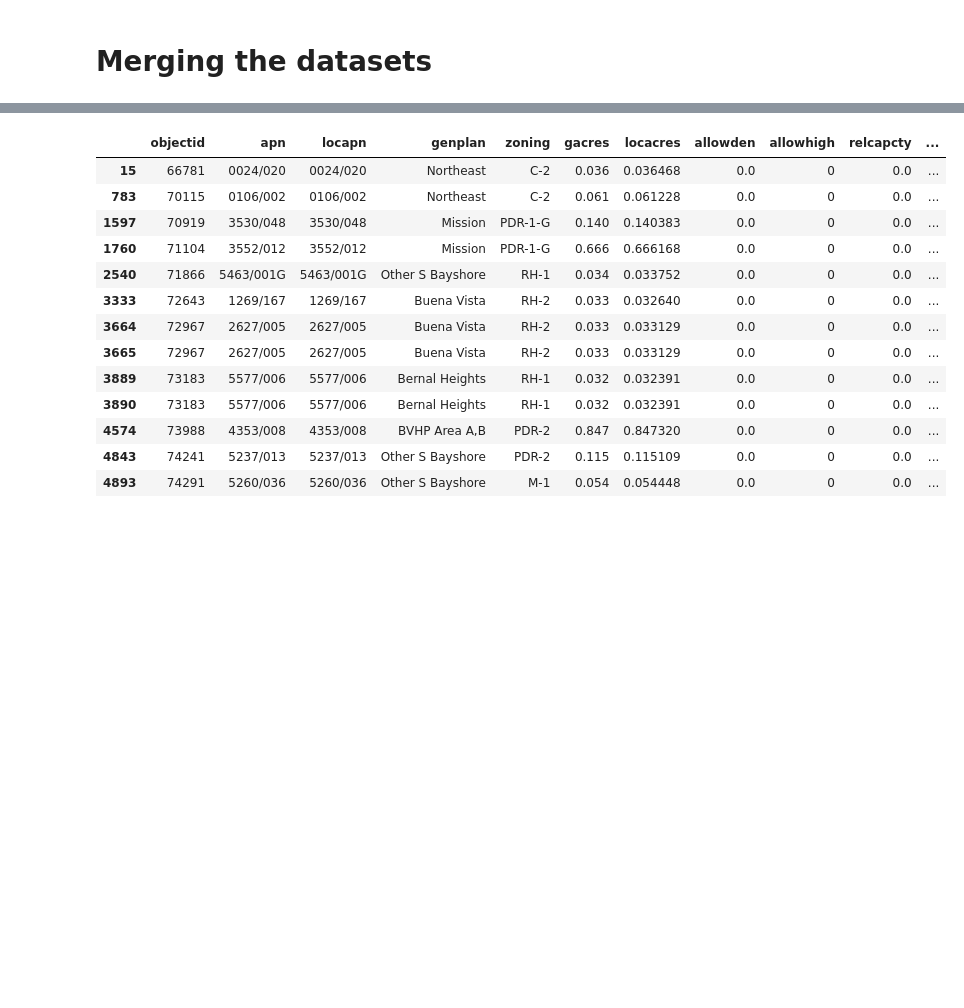
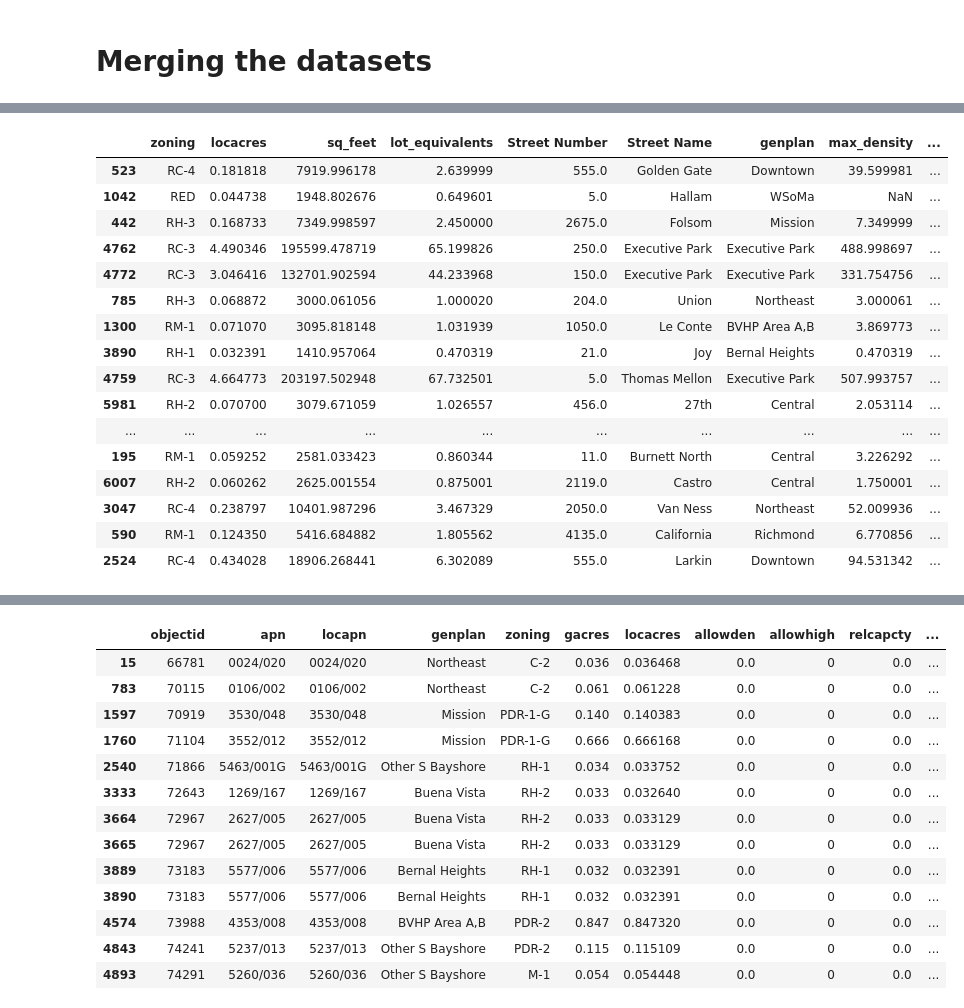
Before and after one commit to YIMBYdata/housing-elements, a Jupyter notebook: SF Housing Element.ipynb, the cells around one changed output, grey strips where cells are left out. Cells and saved outputs as stored; diff of their text form; code cells hidden in the pictures; blank space fills up the shorter version.

```diff
--- a/SF Housing Element.ipynb
+++ b/SF Housing Element.ipynb
@@ -213,0 +315,23 @@ merged_df = sf_sites.merge(
+# %%
+# from https://sf-planning.org/sites/default/files/FileCenter/Documents/5358-Residential%20Standards%20Summary%20Table.pdf
+max_densities_sq_ft_per_unit = {
+    'RH-1': 3000,
+    'RH-1(D)': 3000,
+    'RH-1(S)': 3000,
+    'RH-2': 1500,
+    'RH-3': 1000,
+    'RM-1': 800,
+    'RM-2': 600,
+    'RM-3': 400,
+    'RM-4': 200,
+    'RC-3': 400,
+    'RC-4': 200,
+    'RTO': 600,
+}
+
+merged_df['max_density'] = merged_df['sq_feet'] / merged_df['zoning'].map(max_densities_sq_ft_per_unit)
+# %%
+interesting_columns = [
+    'zoning', 'locacres', 'sq_feet', 'lot_equivalents',
+    'Street Number', 'Street Name', 'genplan', 'max_density', 'relcapcty', 'new_units', 'Proposed Units'
+]
@@ -213,0 +357,24 @@ merged_df = sf_sites.merge(
+# %%
+merged_df[
+    (merged_df['zoning_use'] == 'R')
+    & (merged_df['_merge'] == 'both')
+    & (merged_df['new_units'] > merged_df['relcapcty'])
+][interesting_columns].sample(30)
+# %% [output]
+|  | zoning | locacres | sq_feet | lot_equivalents | Street Number | Street Name | genplan | max_density | ... |
+| 523 | RC-4 | 0.181818 | 7919.996178 | 2.639999 | 555.0 | Golden Gate | Downtown | 39.599981 | ... |
+| 1042 | RED | 0.044738 | 1948.802676 | 0.649601 | 5.0 | Hallam | WSoMa | NaN | ... |
+| 442 | RH-3 | 0.168733 | 7349.998597 | 2.450000 | 2675.0 | Folsom | Mission | 7.349999 | ... |
+| 4762 | RC-3 | 4.490346 | 195599.478719 | 65.199826 | 250.0 | Executive Park | Executive Park | 488.998697 | ... |
+| 4772 | RC-3 | 3.046416 | 132701.902594 | 44.233968 | 150.0 | Executive Park | Executive Park | 331.754756 | ... |
+| 785 | RH-3 | 0.068872 | 3000.061056 | 1.000020 | 204.0 | Union | Northeast | 3.000061 | ... |
+| 1300 | RM-1 | 0.071070 | 3095.818148 | 1.031939 | 1050.0 | Le Conte | BVHP Area A,B | 3.869773 | ... |
+| 3890 | RH-1 | 0.032391 | 1410.957064 | 0.470319 | 21.0 | Joy | Bernal Heights | 0.470319 | ... |
+| 4759 | RC-3 | 4.664773 | 203197.502948 | 67.732501 | 5.0 | Thomas Mellon | Executive Park | 507.993757 | ... |
+| 5981 | RH-2 | 0.070700 | 3079.671059 | 1.026557 | 456.0 | 27th | Central | 2.053114 | ... |
+| ... | ... | ... | ... | ... | ... | ... | ... | ... | ... |
+| 195 | RM-1 | 0.059252 | 2581.033423 | 0.860344 | 11.0 | Burnett North | Central | 3.226292 | ... |
+| 6007 | RH-2 | 0.060262 | 2625.001554 | 0.875001 | 2119.0 | Castro | Central | 1.750001 | ... |
+| 3047 | RC-4 | 0.238797 | 10401.987296 | 3.467329 | 2050.0 | Van Ness | Northeast | 52.009936 | ... |
+| 590 | RM-1 | 0.124350 | 5416.684882 | 1.805562 | 4135.0 | California | Richmond | 6.770856 | ... |
+| 2524 | RC-4 | 0.434028 | 18906.268441 | 6.302089 | 555.0 | Larkin | Downtown | 94.531342 | ... |
```
Also changed, not shown: parts of 16 cells of this notebook.
